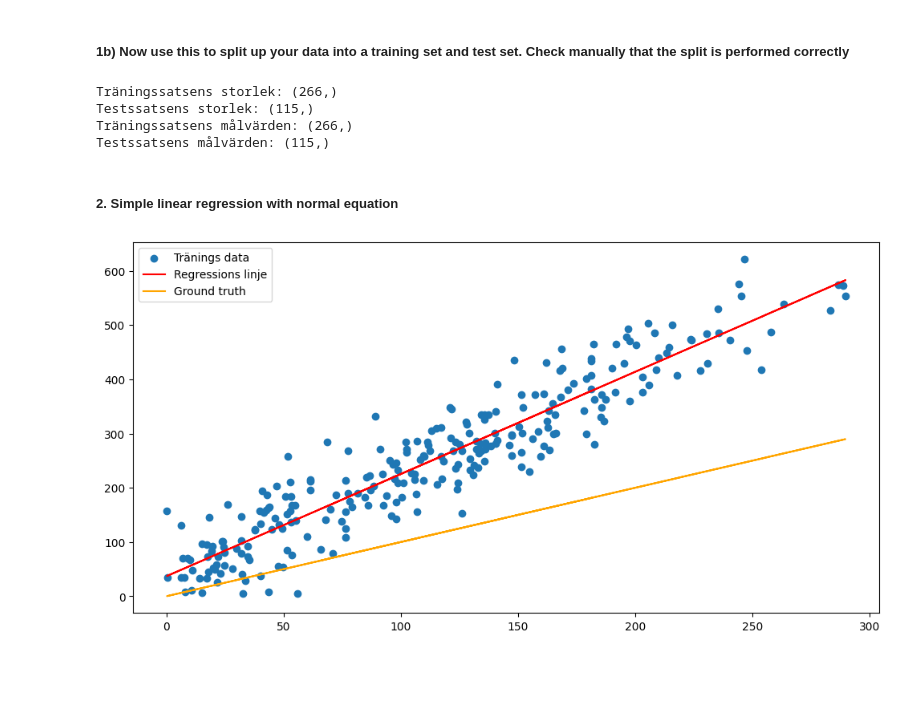
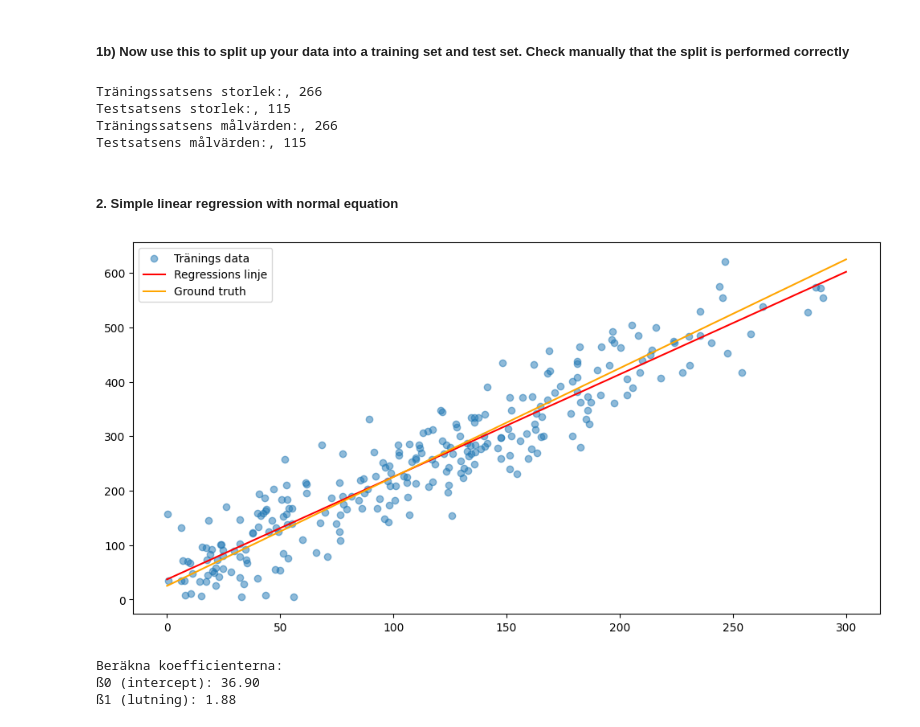
Before and after one commit to Jenchichi/Machine-learning-Jenny, a Jupyter notebook: Excercises/övning_E00_linjär_regression.ipynb, the cells around one changed output. Saved outputs shown, nothing was run; the diff lists cells and outputs as text; code cells hidden in the pictures; blank space fills up the shorter version.

```diff
--- a/Excercises/övning_E00_linjär_regression.ipynb
+++ b/Excercises/övning_E00_linjär_regression.ipynb
@@ -105,45 +105,61 @@ def train_test_split(X: pd.DataFrame, y: pd.DataFrame, train_fraction: float = 0
 # %% [markdown]
 ##### 1b) Now use this to split up your data into a training set and test set. Check manually that the split is performed correctly
 # %%
+df = pd.DataFrame({
+    "Minutes": X,
+    "Cost": y
+})
+
 # Dela upp data i en träningssats och en testssats
-X_train, X_test, y_train, y_test = train_test_split(X, y, train_fraction=0.7, random_state=42)
+X_train, X_test, y_train, y_test = train_test_split(df[["Minutes"]], df[["Cost"]])
 
 # Kontrollera att spliten är korrekt
-print("Träningssatsens storlek:", X_train.shape)
-print("Testssatsens storlek:", X_test.shape)
-print("Träningssatsens målvärden:", y_train.shape)
-print("Testssatsens målvärden:", y_test.shape)
+print(f"Träningssatsens storlek:, {len(X_train)}")
+print(f"Testsatsens storlek:, {len(X_test)}")
+print(f"Träningssatsens målvärden:, {len(y_train)}")
+print(f"Testsatsens målvärden:, {len(y_test)}")
 # %% [output]
-Träningssatsens storlek: (266,)
-Testssatsens storlek: (115,)
-Träningssatsens målvärden: (266,)
-Testssatsens målvärden: (115,)
+Träningssatsens storlek:, 266
+Testsatsens storlek:, 115
+Träningssatsens målvärden:, 266
+Testsatsens målvärden:, 115
 # %% [markdown]
 ##### 2. Simple linear regression with normal equation
 # %%
 import numpy as np
 import matplotlib.pyplot as plt
 
+
 # Lägg till en kolumn med 1:or för att representera bias-termen
-X_train = np.column_stack((np.ones(X_train.shape[0]), X_train))
+X = np.column_stack([np.ones(len(X_train)), X_train["Minutes"]])
+y = y_train["Cost"].values
 
-# Beräkna koefficienterna med normal ekvation
-normal_ekvation = np.linalg.inv(X_train.T @ X_train) @ X_train.T @ y_train
+# Beräkna beta-koefficienterna med normal ekvation
+beta = np.linalg.inv(X.T @ X) @ X.T @ y
+
+# Skapa prediktioner för plotten
+x_plot = np.linspace(0, 300, 100)
+y_pred = beta[0] + beta[1] * x_plot
 
 plt.figure(figsize=(12, 6))
 
 # Plotta träningssatsen
-plt.scatter(X_train[:, 1], y_train, label="Tränings data")
+plt.scatter(X_train["Minutes"], y_train["Cost"], alpha=0.5, label="Tränings data")
 
 # Plotta regressionslinjen
-plt.plot(X_train[:, 1], X_train[:, 1] * normal_ekvation[1] + normal_ekvation[0], color="red", label="Regressions linje")
+plt.plot(x_plot, y_pred, color="red", label="Regressions linje")
 
-# Plotta Ground Truth
-plt.plot(X_train[:, 1], X_train[:, 1], color="orange", label="Ground truth")
+# Plotta Ground Truth/ x_true kommer från uppgift 00b).
+plt.plot(x_true, 2 * x_true + 25, color="orange", label="Ground truth")
 
 plt.legend()
 plt.show()
 
-# GÖR OM DENNA, DU HAR GLÖMT BETA SATSEN!!
+print(f"Beräkna koefficienterna:")
+print(f"ß0 (intercept): {beta[0]:.2f}")
+print(f"ß1 (lutning): {beta[1]:.2f}")
 # %% [output]
-[figure, old version]
+[figure, new version]
+Beräkna koefficienterna:
+ß0 (intercept): 36.90
+ß1 (lutning): 1.88
```
Also changed, not shown: parts of 5 cells of this notebook.
